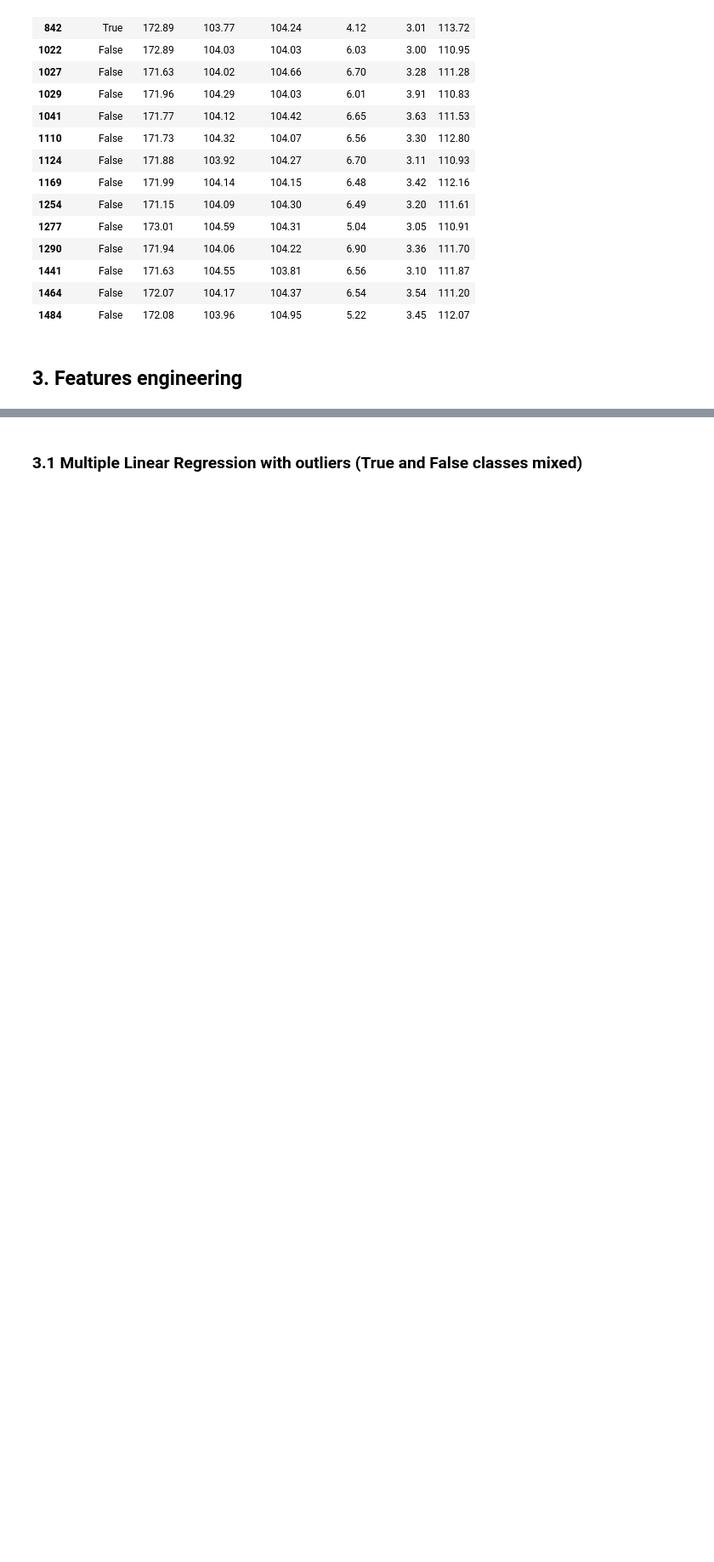
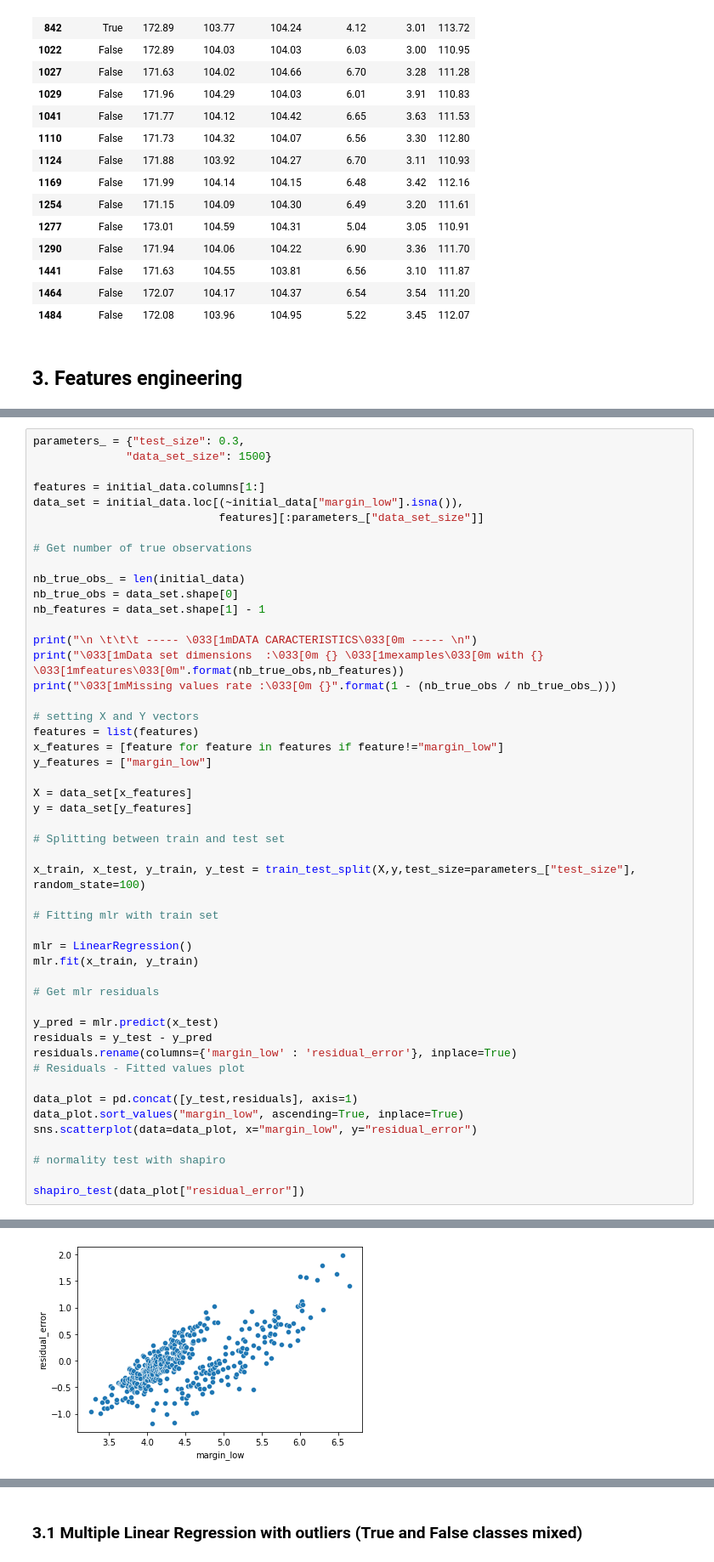
Before and after one commit to marcadeant/ONCFM, a Jupyter notebook: Notebooks/Features engineering.ipynb, the cells around one changed output, grey strips where cells are left out. Shown: that part at 85% size. Saved outputs shown, nothing was run; the diff lists cells and outputs as text; blank space fills up the shorter version.

Commit message:
mlr statistical test

```diff
--- a/Notebooks/Features engineering.ipynb
+++ b/Notebooks/Features engineering.ipynb
@@ -167,0 +197,50 @@ outliers
+# %%
+parameters_ = {"test_size": 0.3,
+              "data_set_size": 1500}
+
+features = initial_data.columns[1:]
+data_set = initial_data.loc[(~initial_data["margin_low"].isna()),
+                            features][:parameters_["data_set_size"]]
+
+# Get number of true observations
+
+nb_true_obs_ = len(initial_data)
+nb_true_obs = data_set.shape[0]
+nb_features = data_set.shape[1] - 1
+
+print("\n \t\t\t ----- \033[1mDATA CARACTERISTICS\033[0m ----- \n")
+print("\033[1mData set dimensions  :\033[0m {} \033[1mexamples\033[0m with {} \033[1mfeatures\033[0m".format(nb_true_obs,nb_features))
+print("\033[1mMissing values rate :\033[0m {}".format(1 - (nb_true_obs / nb_true_obs_)))
+
+# setting X and Y vectors
+features = list(features)
+x_features = [feature for feature in features if feature!="margin_low"]
+y_features = ["margin_low"]
+
+X = data_set[x_features]
+y = data_set[y_features]
+
+# Splitting between train and test set
+
+x_train, x_test, y_train, y_test = train_test_split(X,y,test_size=parameters_["test_size"], random_state=100)
+
+# Fitting mlr with train set
+
+mlr = LinearRegression()
+mlr.fit(x_train, y_train)
+
+# Get mlr residuals
+
+y_pred = mlr.predict(x_test)
+residuals = y_test - y_pred
+residuals.rename(columns={'margin_low' : 'residual_error'}, inplace=True)
+# Residuals - Fitted values plot
+
+data_plot = pd.concat([y_test,residuals], axis=1)
+data_plot.sort_values("margin_low", ascending=True, inplace=True)
+sns.scatterplot(data=data_plot, x="margin_low", y="residual_error")
+
+# normality test with shapiro
+
+shapiro_test(data_plot["residual_error"])
+# %% [output]
@@ -167,0 +264 @@ outliers
+[figure, added]
```
Also changed, not shown: parts of 22 cells of this notebook, 4 other files.
